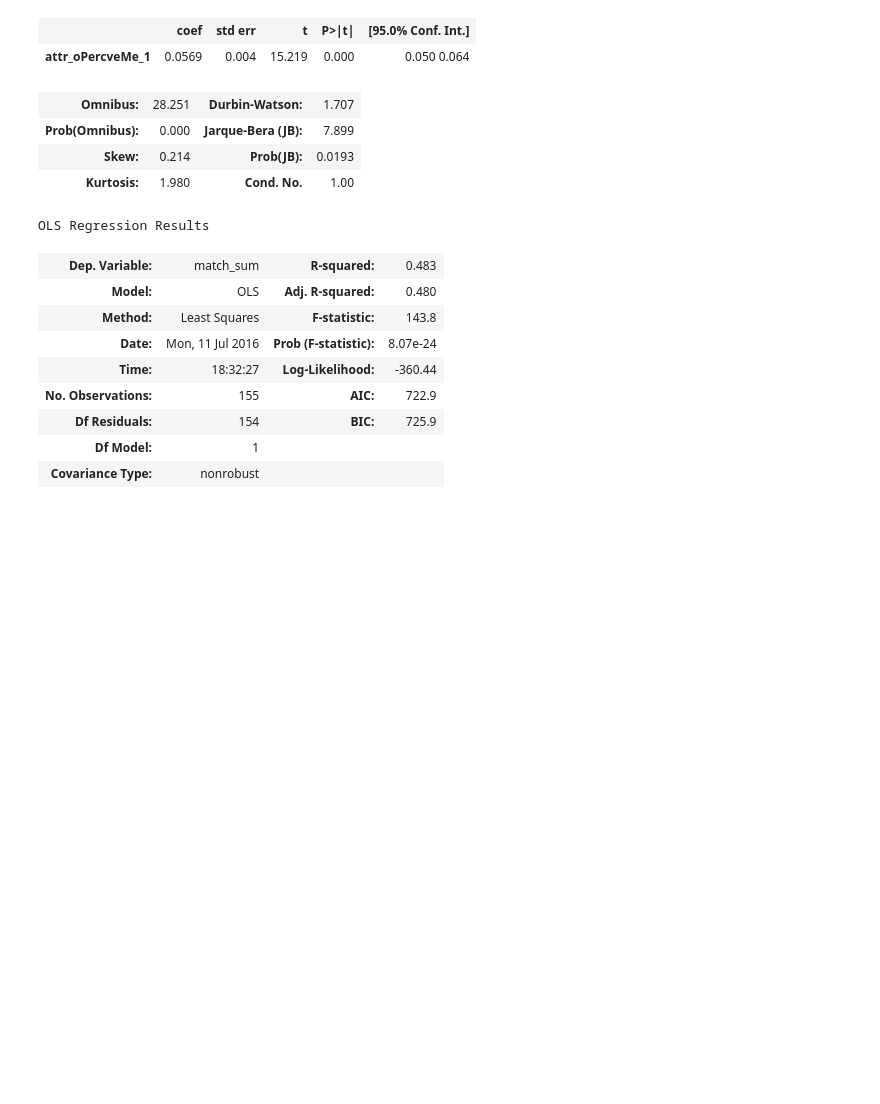
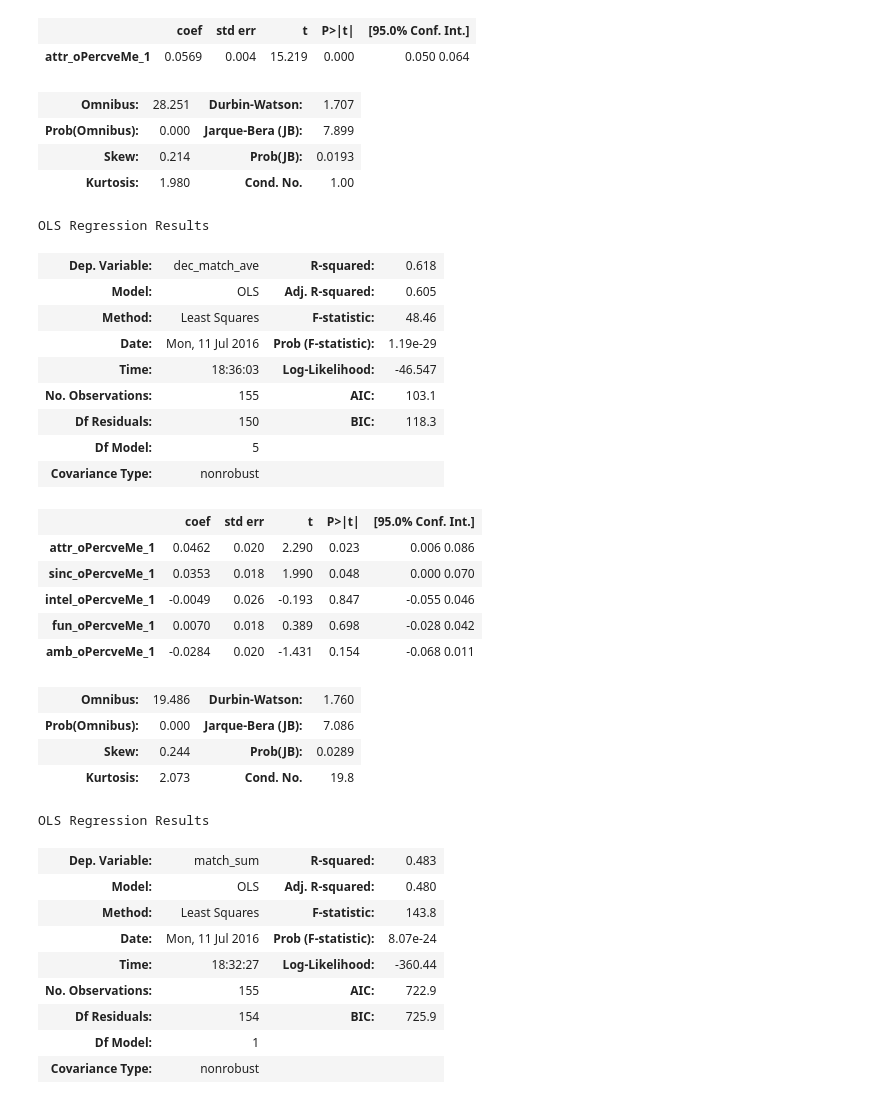
Before and after one commit to MirandaRemmer/DS-SF-23-work, a Jupyter notebook: final-project - MR/4/SpeedDatingDataset_FinalProject_REMMER_draft3.ipynb, the cells around one changed output. Cells and saved outputs as stored; diff of their text form; code cells hidden in the pictures; blank space fills up the shorter version.

```diff
--- a/final-project - MR/4/SpeedDatingDataset_FinalProject_REMMER_draft3.ipynb
+++ b/final-project - MR/4/SpeedDatingDataset_FinalProject_REMMER_draft3.ipynb
@@ -2026,3 +2026,10 @@ df_male_condensed[ ['attr_oPercveMe_1', 'attr_o_ave'] ].plot(kind = 'hist', figs
 # %%
-## Look at female attrbiute ratings for self('how subject perceives themselves) - signup survey
-subsetdf_OPME1 = df_female_condensed.dropna(axis = 'index', subset = ['attr_oPercveMe_1', 'sinc_oPercveMe_1', 'intel_oPercveMe_1', 'fun_oPercveMe_1','amb_oPercveMe_1', 'match_sum', 'dec_sum', 'dec_o_sum', 'dec_match_ave'])
+## Look at female attrbiute ratings for self('how subject perceives themselves) - all surveys
+subsetdf_OPME1 = df_female_condensed.dropna(axis = 'index', subset = ['attr_oPercveMe_1', 'sinc_oPercveMe_1', 'intel_oPercveMe_1', 'fun_oPercveMe_1','amb_oPercveMe_1',
+                                                                      'attr_oPercveMe_2', 'sinc_oPercveMe_2', 'intel_oPercveMe_2', 'fun_oPercveMe_2','amb_oPercveMe_2',
+                                                                      'attr_o_ave', 'intel_o_ave', 'sinc_o_ave','fun_o_ave', 'amb_o_ave',
+                                                                      'match_sum', 'dec_sum', 'dec_o_sum', 'dec_match_ave',
+                                                                      'attr_iMeasUp_1', 'sinc_iMeasUp_1', 'intel_iMeasUp_1', 'fun_iMeasUp_1','amb_iMeasUp_1',
+                                                                      'attr_iMeasUp_2', 'sinc_iMeasUp_2', 'intel_iMeasUp_2', 'fun_iMeasUp_2','amb_iMeasUp_2',
+                                                                      'attr_iRateMe_exp', 'intel_iRateMe_exp', 'fun_iRateMe_exp','amb_iRateMe_exp'
+                                                                     ])
@@ -2100,6 +2109,32 @@ OLS Regression Results
 | Prob(Omnibus): | 0.000 | Jarque-Bera (JB): | 7.899 |
 | Skew: | 0.214 | Prob(JB): | 0.0193 |
 | Kurtosis: | 1.980 | Cond. No. | 1.00 |
+# %%
+#forcing intercept to 0
+model = smf.ols(formula = 'dec_match_ave ~ 0+ attr_oPercveMe_1 + sinc_oPercveMe_1 + intel_oPercveMe_1+ fun_oPercveMe_1 + amb_oPercveMe_1', data = subsetdf_OPME1).fit()
+
+model.summary()
+# %% [output]
+OLS Regression Results
+| Dep. Variable: | dec_match_ave | R-squared: | 0.618 |
+| Model: | OLS | Adj. R-squared: | 0.605 |
+| Method: | Least Squares | F-statistic: | 48.46 |
+| Date: | Mon, 11 Jul 2016 | Prob (F-statistic): | 1.19e-29 |
+| Time: | 18:36:03 | Log-Likelihood: | -46.547 |
+| No. Observations: | 155 | AIC: | 103.1 |
+| Df Residuals: | 150 | BIC: | 118.3 |
+| Df Model: | 5 |  |  |
+| Covariance Type: | nonrobust |  |  |
+|  | coef | std err | t | P>|t| | [95.0% Conf. Int.] |
+| attr_oPercveMe_1 | 0.0462 | 0.020 | 2.290 | 0.023 | 0.006 0.086 |
+| sinc_oPercveMe_1 | 0.0353 | 0.018 | 1.990 | 0.048 | 0.000 0.070 |
+| intel_oPercveMe_1 | -0.0049 | 0.026 | -0.193 | 0.847 | -0.055 0.046 |
+| fun_oPercveMe_1 | 0.0070 | 0.018 | 0.389 | 0.698 | -0.028 0.042 |
+| amb_oPercveMe_1 | -0.0284 | 0.020 | -1.431 | 0.154 | -0.068 0.011 |
+| Omnibus: | 19.486 | Durbin-Watson: | 1.760 |
+| Prob(Omnibus): | 0.000 | Jarque-Bera (JB): | 7.086 |
+| Skew: | 0.244 | Prob(JB): | 0.0289 |
+| Kurtosis: | 2.073 | Cond. No. | 19.8 |
 # %%
 #forcing intercept to 0
 model = smf.ols(formula = 'match_sum ~ 0+ attr_oPercveMe_1', data = subsetdf_OPME1).fit()
```
Also changed, not shown: parts of 4 cells of this notebook, 1 other file.
